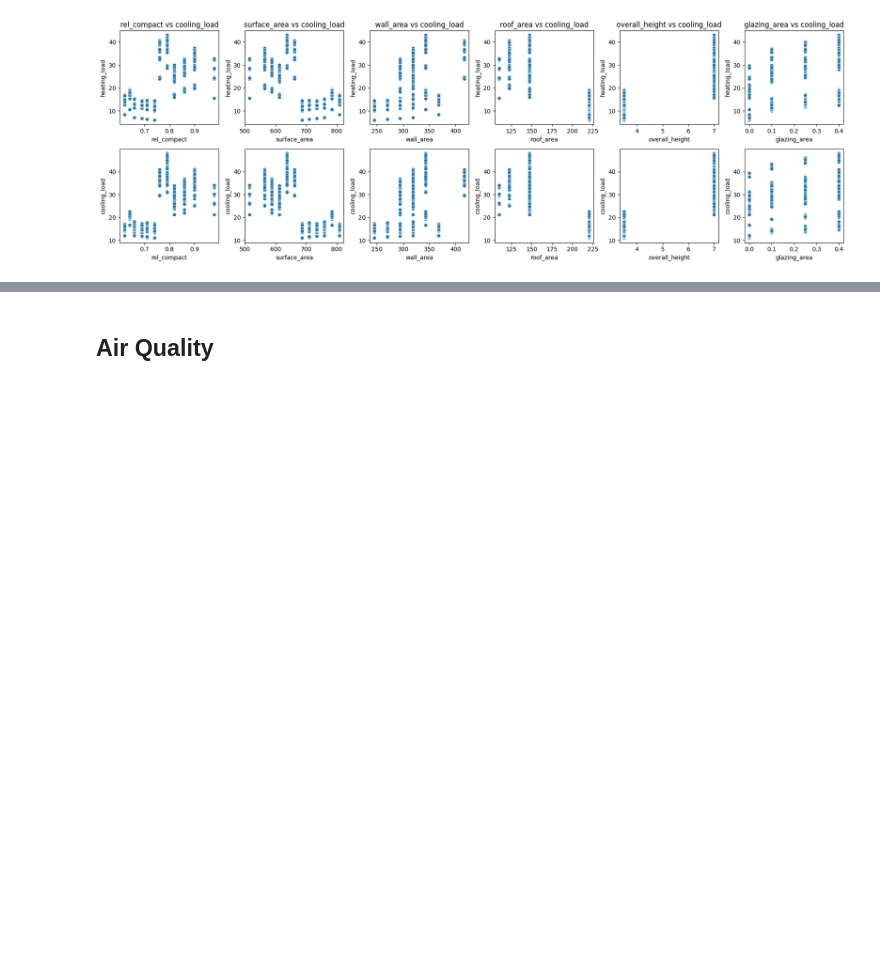
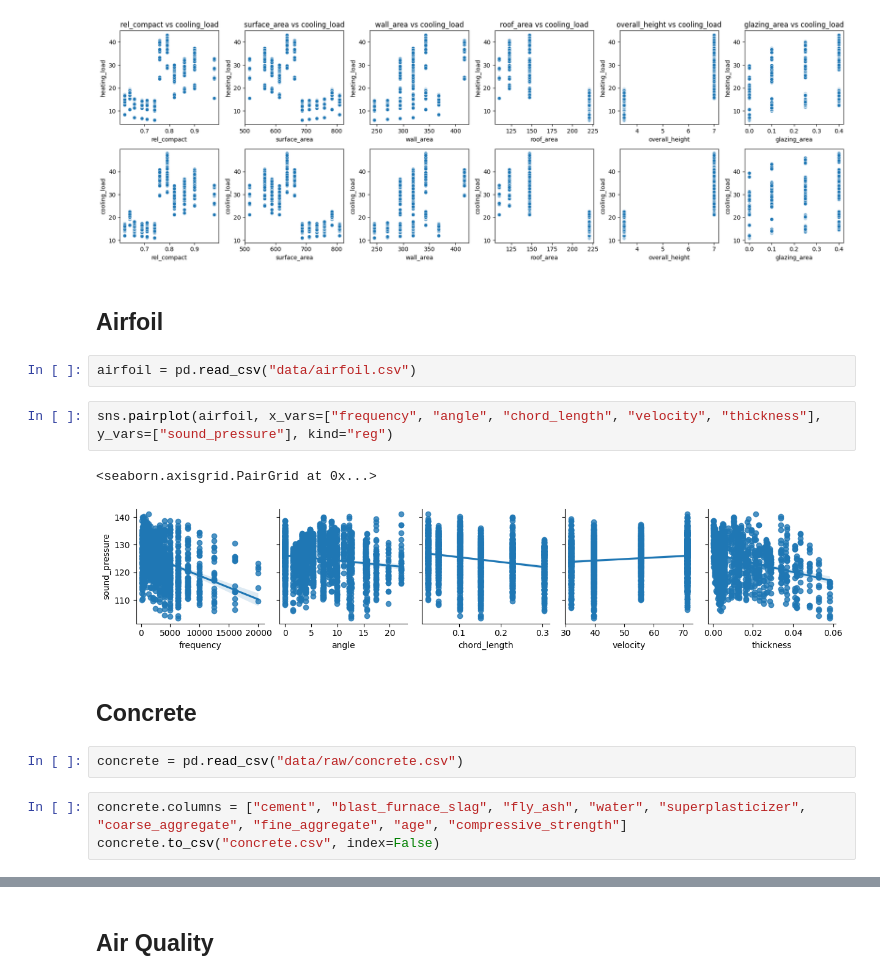
Before and after one commit to houstonwarren/benchmarks, a Jupyter notebook: process.ipynb, the cells around one changed output, grey strips where cells are left out. Cells and saved outputs as stored; diff of their text form; blank space fills up the shorter version.

Commit message:
concrete and airfoil

```diff
--- a/process.ipynb
+++ b/process.ipynb
@@ -46,3 +54,19 @@ plt.tight_layout()
 plt.show()
 # %% [output]
 [figure]
+# %% [markdown]
+## Airfoil
+# %%
+airfoil = pd.read_csv("data/airfoil.csv")
+# %%
+sns.pairplot(airfoil, x_vars=["frequency", "angle", "chord_length", "velocity", "thickness"], y_vars=["sound_pressure"], kind="reg")
+# %% [output]
+<seaborn.axisgrid.PairGrid at 0x...>
+[figure, added]
+# %% [markdown]
+## Concrete
+# %%
+concrete = pd.read_csv("data/raw/concrete.csv")
+# %%
+concrete.columns = ["cement", "blast_furnace_slag", "fly_ash", "water", "superplasticizer", "coarse_aggregate", "fine_aggregate", "age", "compressive_strength"]
+concrete.to_csv("concrete.csv", index=False)
```
Also changed, not shown: parts of 2 cells of this notebook, 5 other files.
